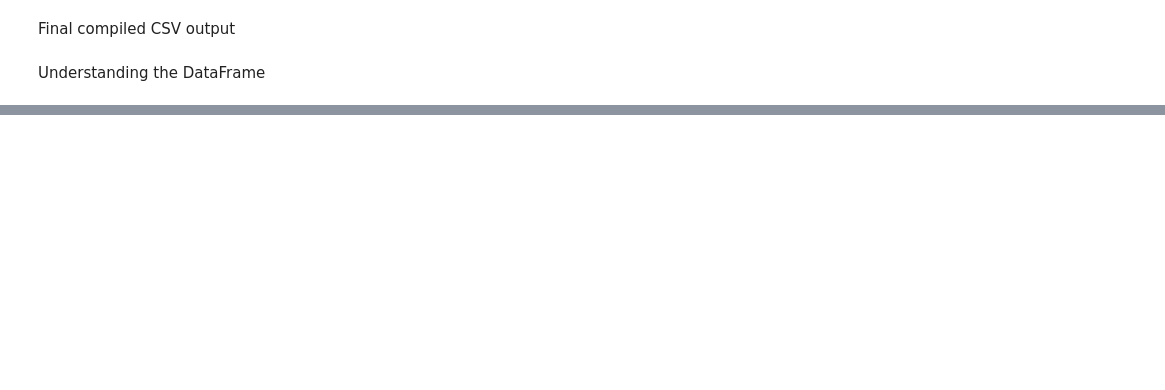
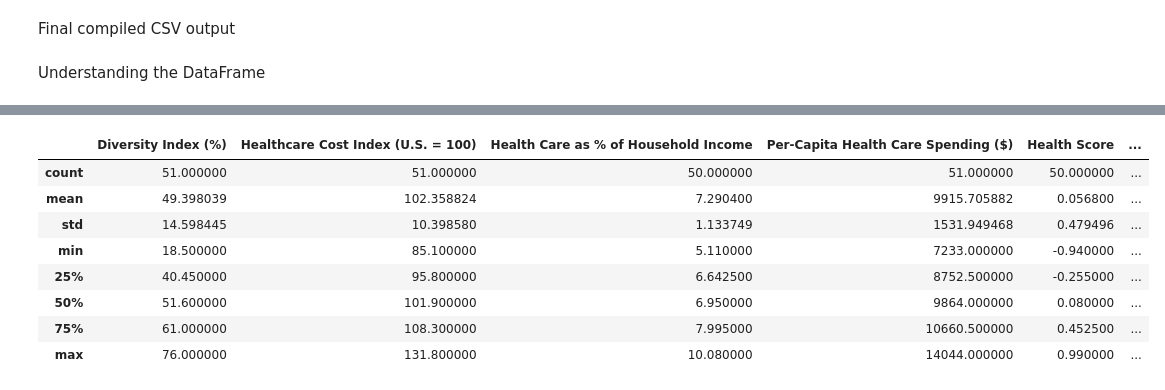
Before and after one commit to maxwellicharia/US-State-Health-Data-Analysis, a Jupyter notebook: US States Health Analysis.ipynb, the cells around one changed output, grey strips where cells are left out. Saved outputs shown, nothing was run; the diff lists cells and outputs as text; code cells hidden in the pictures; blank space fills up the shorter version.

```diff
--- a/US States Health Analysis.ipynb
+++ b/US States Health Analysis.ipynb
@@ -114,0 +134,4 @@ Visualizing the DataFrame
+# %%
+df['Health Care as % of Household Income'] = df['Health Care as % of Household Income'].astype('float64')
+df['Per-Capita Health Care Spending ($)'] = df['Per-Capita Health Care Spending ($)'].astype('float64')
+df['Adult Obesity (%)'] = df['Adult Obesity (%)'].astype('float64')
@@ -114,0 +150,12 @@ Visualizing the DataFrame
+# %%
+df.describe()
+# %% [output]
+|  | Diversity Index (%) | Healthcare Cost Index (U.S. = 100) | Health Care as % of Household Income | Per-Capita Health Care Spending ($) | Health Score | ... |
+| count | 51.000000 | 51.000000 | 50.000000 | 51.000000 | 50.000000 | ... |
+| mean | 49.398039 | 102.358824 | 7.290400 | 9915.705882 | 0.056800 | ... |
+| std | 14.598445 | 10.398580 | 1.133749 | 1531.949468 | 0.479496 | ... |
+| min | 18.500000 | 85.100000 | 5.110000 | 7233.000000 | -0.940000 | ... |
+| 25% | 40.450000 | 95.800000 | 6.642500 | 8752.500000 | -0.255000 | ... |
+| 50% | 51.600000 | 101.900000 | 6.950000 | 9864.000000 | 0.080000 | ... |
+| 75% | 61.000000 | 108.300000 | 7.995000 | 10660.500000 | 0.452500 | ... |
+| max | 76.000000 | 131.800000 | 10.080000 | 14044.000000 | 0.990000 | ... |
```
Also changed, not shown: parts of 18 cells of this notebook, 1 other file.
